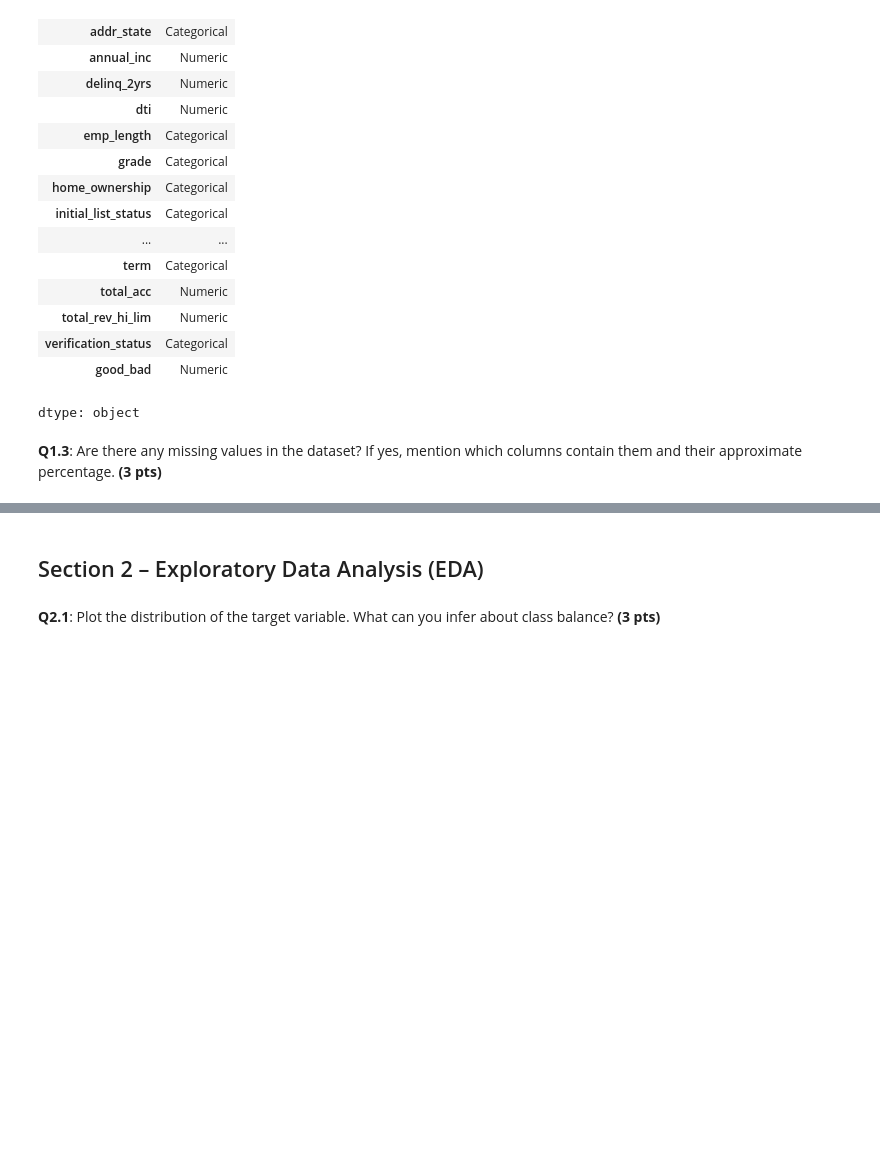
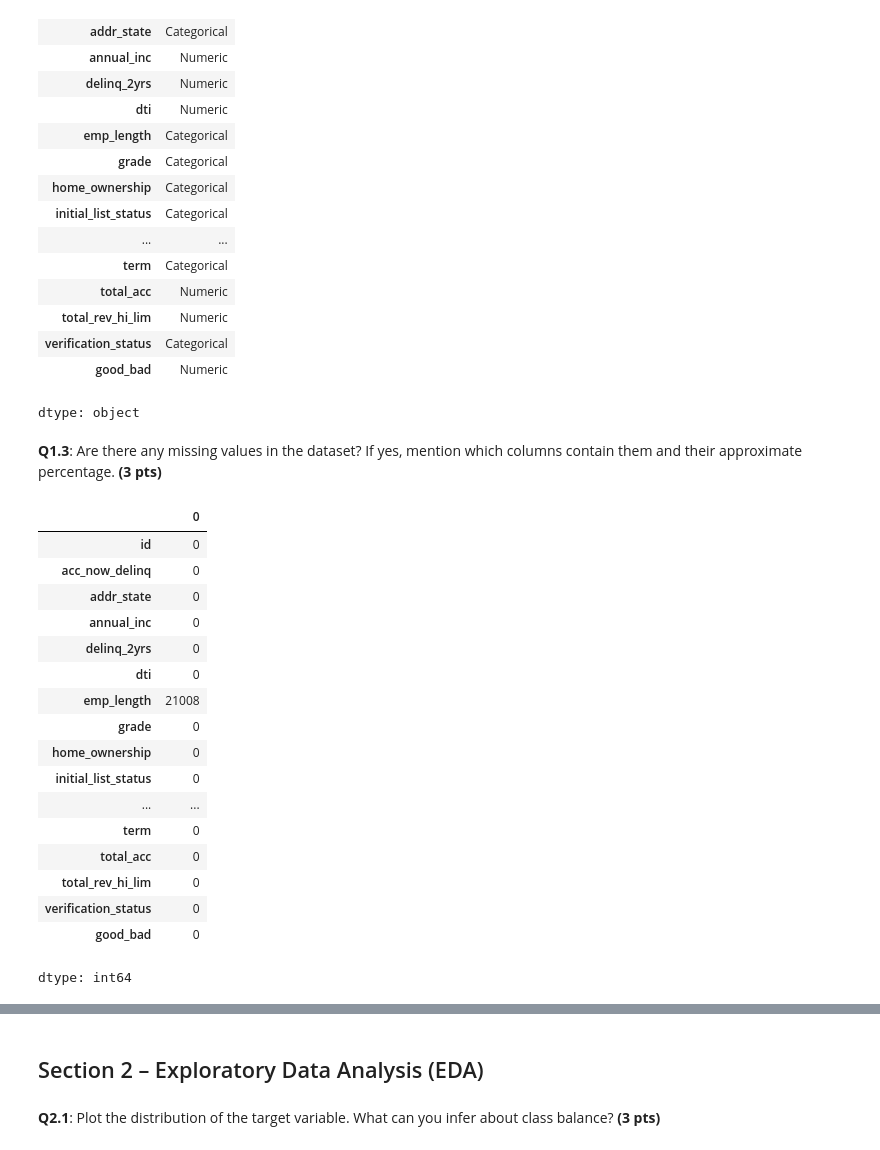
Before and after one commit to JanaAliCS/machine_leanring, a Jupyter notebook: assignment_3.ipynb, the cells around one changed output, grey strips where cells are left out. Drawn from its saved outputs; the diff is of its cells as text; code cells hidden in the pictures; blank space fills up the shorter version.

```diff
--- a/assignment_3.ipynb
+++ b/assignment_3.ipynb
@@ -72,6 +72,27 @@ primary_types
 dtype: object
 # %% [markdown]
 **Q1.3**: Are there any missing values in the dataset? If yes, mention which columns contain them and their approximate percentage. **(3 pts)**
+# %%
+loan_data.isnull().sum()
+# %% [output]
+|  | 0 |
+| id | 0 |
+| acc_now_delinq | 0 |
+| addr_state | 0 |
+| annual_inc | 0 |
+| delinq_2yrs | 0 |
+| dti | 0 |
+| emp_length | 21008 |
+| grade | 0 |
+| home_ownership | 0 |
+| initial_list_status | 0 |
+| ... | ... |
+| term | 0 |
+| total_acc | 0 |
+| total_rev_hi_lim | 0 |
+| verification_status | 0 |
+| good_bad | 0 |
+dtype: int64
 # %%
 #count those who are null -> loan_data.isnull().sum()
 #then get their percentage
```
Also changed, not shown: parts of 7 cells of this notebook.
